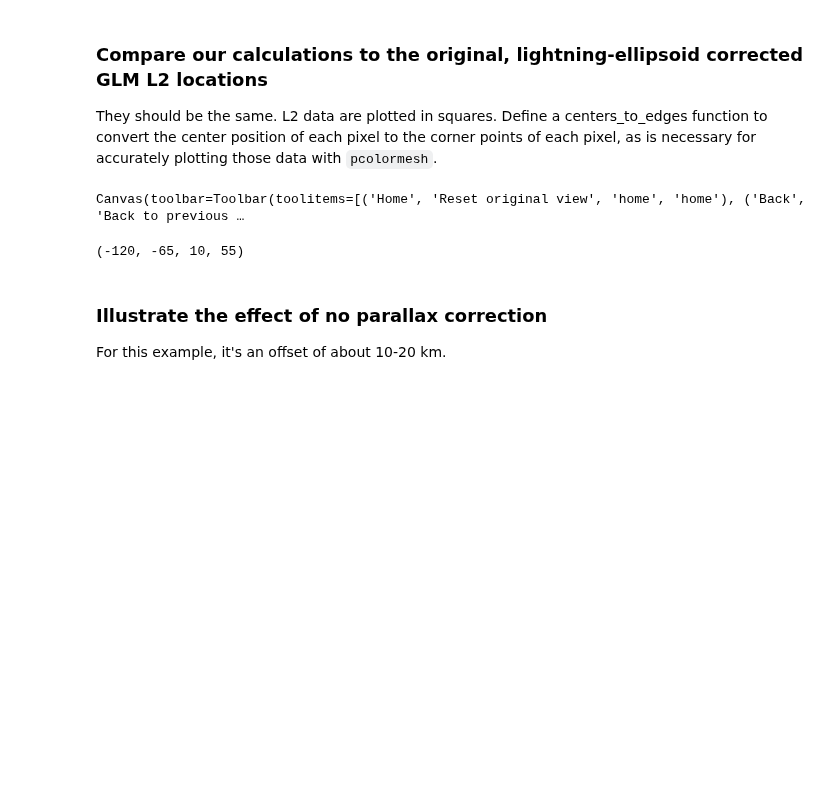
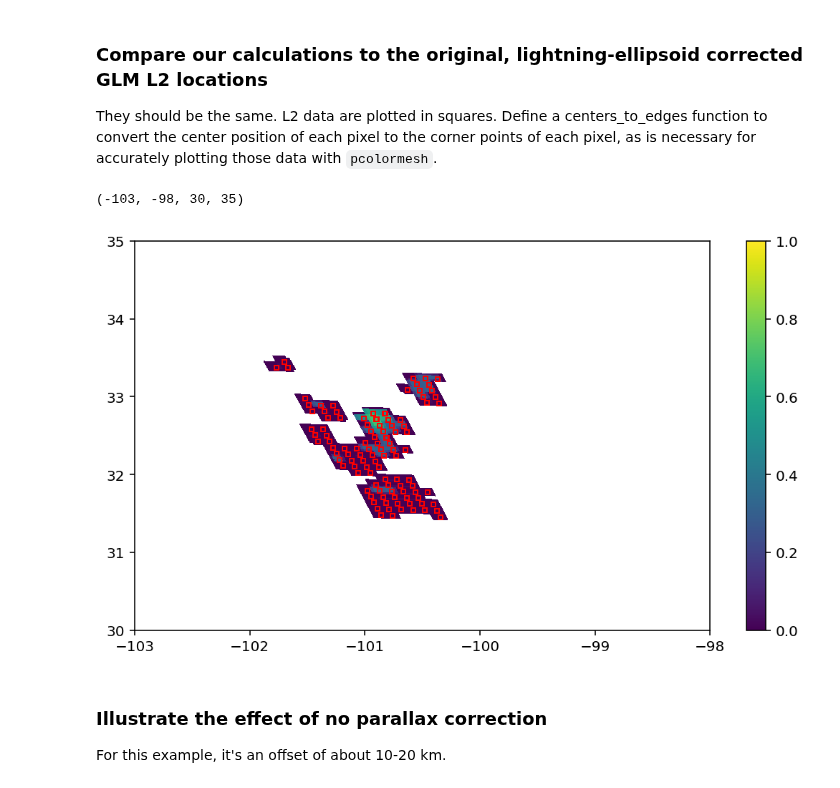
Before and after one commit to deeplycloudy/glmtools, a Jupyter notebook: examples/parallax-corrected-latlon.ipynb, the cells around one changed output. Cells and saved outputs as stored; diff of their text form; code cells hidden in the pictures; blank space fills up the shorter version.

```diff
--- a/examples/parallax-corrected-latlon.ipynb
+++ b/examples/parallax-corrected-latlon.ipynb
@@ -354,23 +356,23 @@ lat_ltg_edge = centers_to_edges_2d(lat_ltg)
 # %%
 x_sub = slice(500, None)
 y_sub = slice(None, None)
 
-fig, ax = plt.subplots(1,1,figsize=(9,5))
+fig, ax = plt.subplots(1,1,figsize=(9,5), dpi=144)
 
 im = ax.pcolormesh(lon_ltg_edge[y_sub, x_sub], lat_ltg_edge[y_sub, x_sub], np.log10(glm.flash_extent_density[y_sub, x_sub]), vmin=0, vmax=1.0)
 plt.colorbar(im, ax=ax)
 
 if True:
     for l2 in l2s:
         ax.plot(l2.event_lon, l2.event_lat,
                 linestyle='', marker='s', markersize=3, linewidth=0.5,
                 markeredgecolor='r', markerfacecolor='none')
 
 # ax.axis((-120, -65, 10, 55))
 ax.axis((-103, -98, 30, 35))
 # %% [output]
-Canvas(toolbar=Toolbar(toolitems=[('Home', 'Reset original view', 'home', 'home'), ('Back', 'Back to previous …
+(-103, -98, 30, 35)
-(-120, -65, 10, 55)
+[figure, added]
 # %% [markdown]
 ### Illustrate the effect of no parallax correction
 
```
Also changed, not shown: parts of 12 cells of this notebook.
